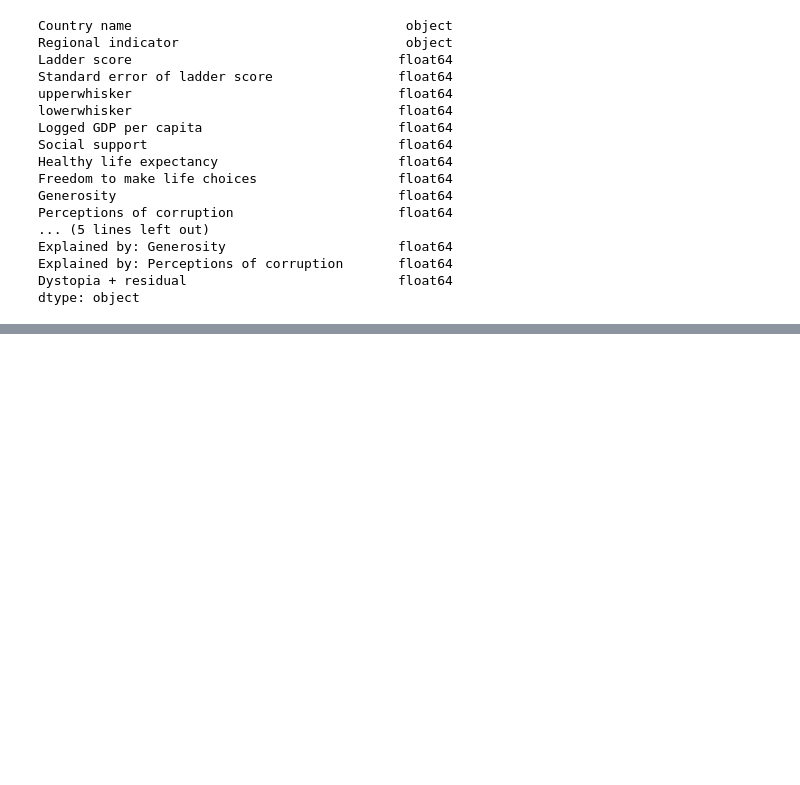
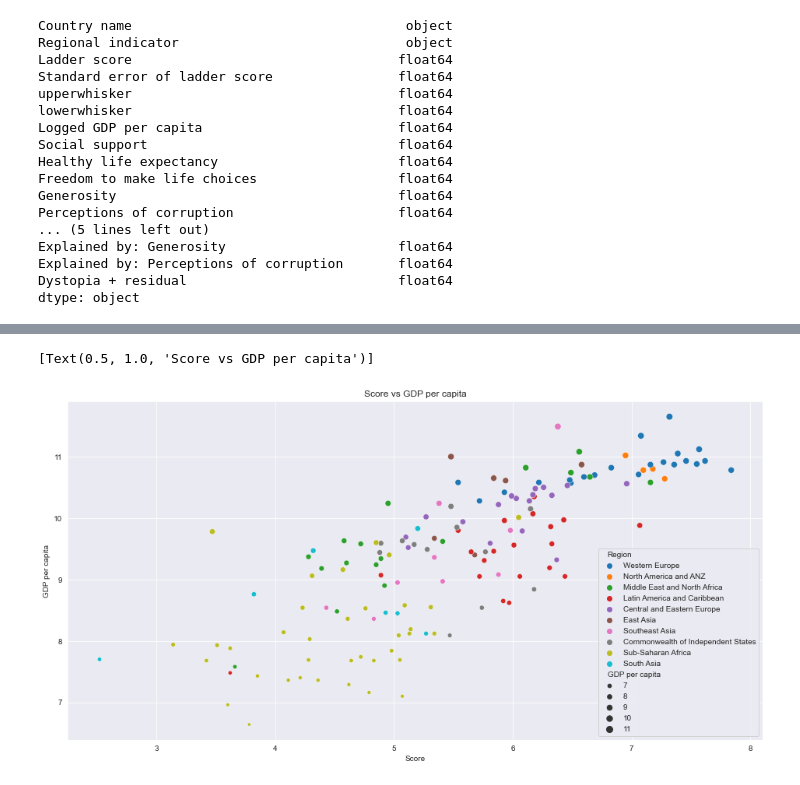
Before and after one commit to EdwinVargas22/World-Happiness-2021, a Jupyter notebook: Data_Analysis.ipynb, the cells around one changed output, grey strips where cells are left out. Drawn from its saved outputs; the diff is of its cells as text; code cells hidden in the pictures; blank space fills up the shorter version.

```diff
--- a/Data_Analysis.ipynb
+++ b/Data_Analysis.ipynb
@@ -88,3 +88,16 @@ dataset_modified.head()
 | 2 | Switzerland | Western Europe | 7.57 | 0.04 | 7.64 | 7.50 | 11.12 | ... |
 | 3 | Iceland | Western Europe | 7.55 | 0.06 | 7.67 | 7.44 | 10.88 | ... |
 | 4 | Netherlands | Western Europe | 7.46 | 0.03 | 7.52 | 7.41 | 10.93 | ... |
+# %%
+# Scatter plot of Score vs GDP per capita
+
+fig = plt.gcf()
+
+fig.set_size_inches(16, 8)
+
+sns.set_style("darkgrid")
+
+sns.scatterplot(data=dataset_modified, x='Score', y='GDP per capita', hue='Region', size='GDP per capita').set(title='Score vs GDP per capita')
+# %% [output]
+[Text(0.5, 1.0, 'Score vs GDP per capita')]
+[figure, added]
```
Also changed, not shown: parts of 1 cell of this notebook.
